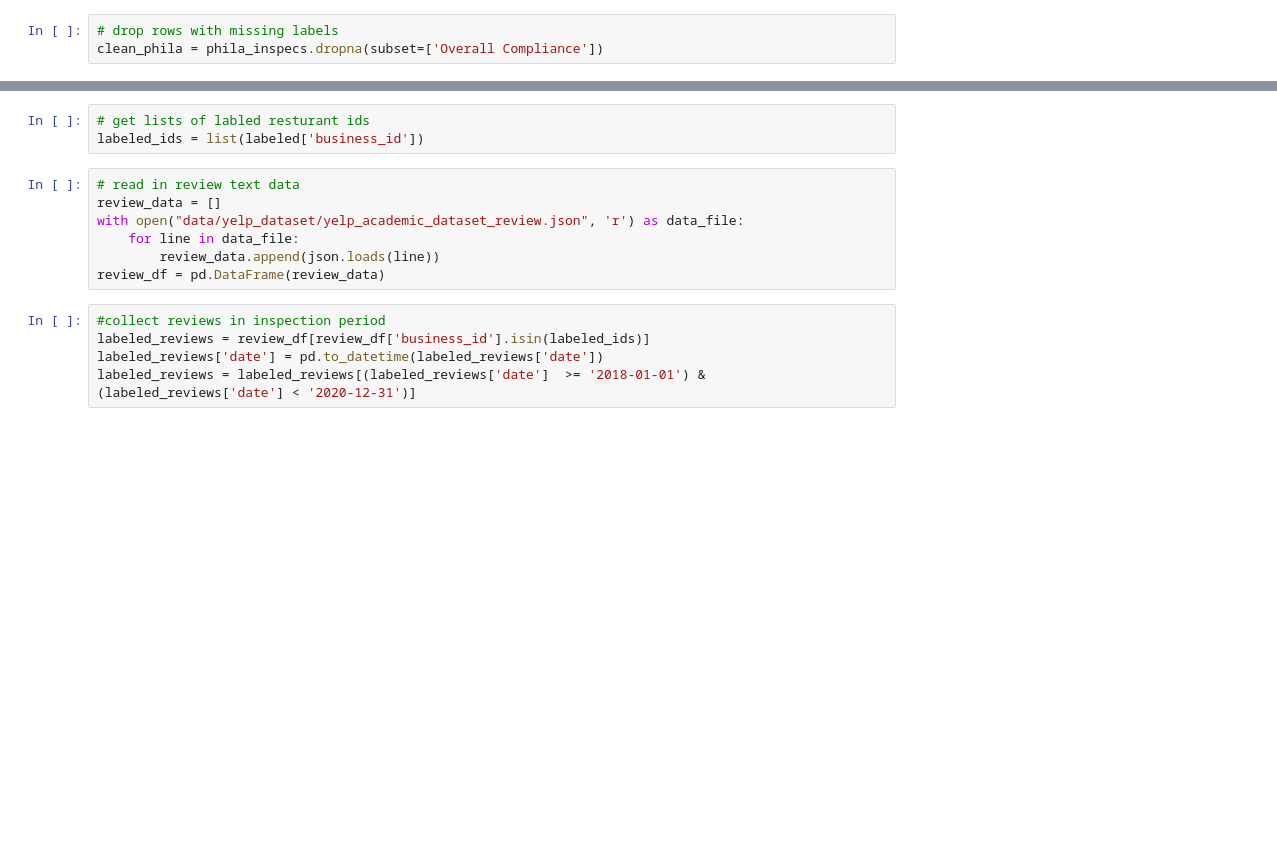
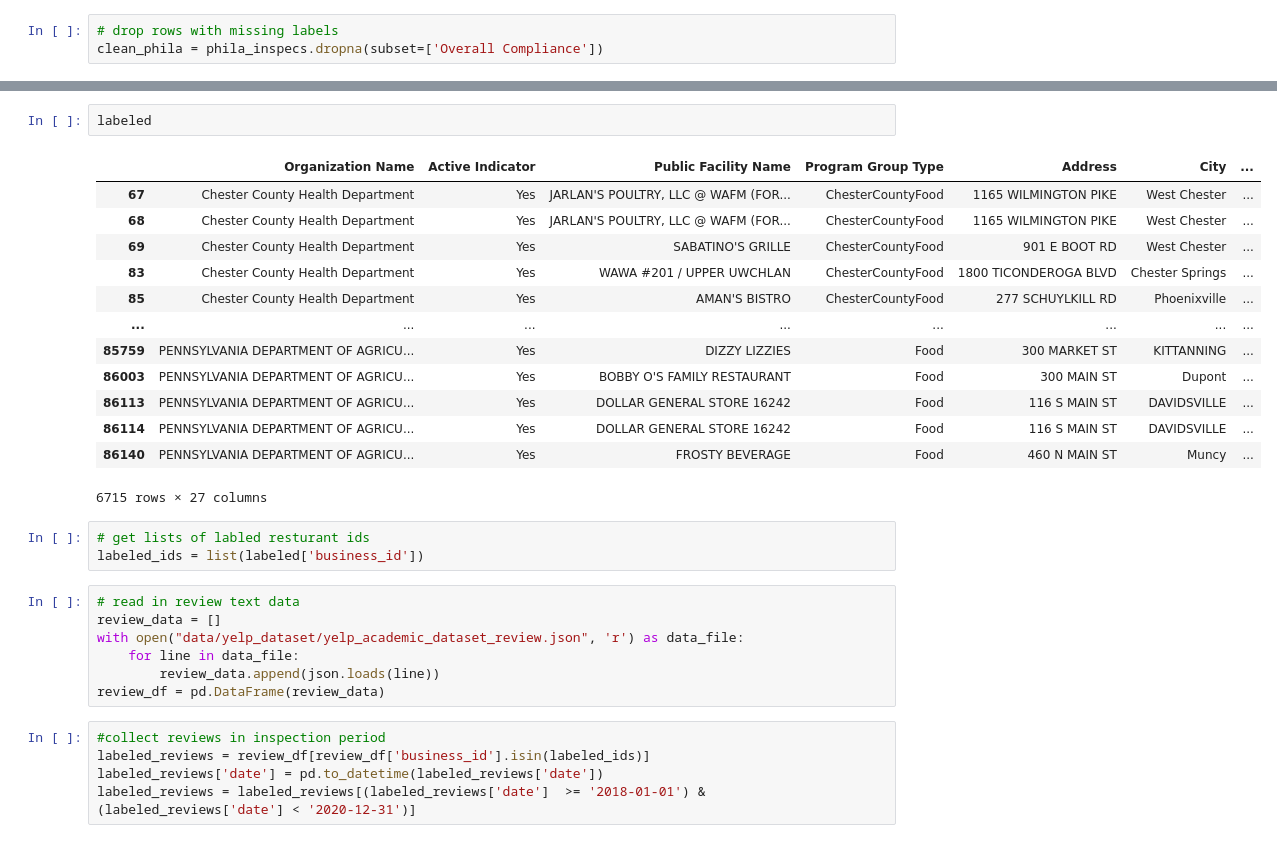
Before and after one commit to claireboyd/dirty_comments_and_clean_plates, a Jupyter notebook: phila_data.ipynb, the cells around one changed output, grey strips where cells are left out. Drawn from its saved outputs; the diff is of its cells as text; blank space fills up the shorter version.

```diff
--- a/phila_data.ipynb
+++ b/phila_data.ipynb
@@ -33,3 +85,19 @@ labeled['Overall Compliance'].value_counts()
+# %%
+labeled
+# %% [output]
+|  | Organization Name | Active Indicator | Public Facility Name | Program Group Type | Address | City | ... |
+| 67 | Chester County Health Department | Yes | JARLAN'S POULTRY, LLC @ WAFM (FOR... | ChesterCountyFood | 1165 WILMINGTON PIKE | West Chester | ... |
+| 68 | Chester County Health Department | Yes | JARLAN'S POULTRY, LLC @ WAFM (FOR... | ChesterCountyFood | 1165 WILMINGTON PIKE | West Chester | ... |
+| 69 | Chester County Health Department | Yes | SABATINO'S GRILLE | ChesterCountyFood | 901 E BOOT RD | West Chester | ... |
+| 83 | Chester County Health Department | Yes | WAWA #201 / UPPER UWCHLAN | ChesterCountyFood | 1800 TICONDEROGA BLVD | Chester Springs | ... |
+| 85 | Chester County Health Department | Yes | AMAN'S BISTRO | ChesterCountyFood | 277 SCHUYLKILL RD | Phoenixville | ... |
+| ... | ... | ... | ... | ... | ... | ... | ... |
+| 85759 | PENNSYLVANIA DEPARTMENT OF AGRICU... | Yes | DIZZY LIZZIES | Food | 300 MARKET ST | KITTANNING | ... |
+| 86003 | PENNSYLVANIA DEPARTMENT OF AGRICU... | Yes | BOBBY O'S FAMILY RESTAURANT | Food | 300 MAIN ST | Dupont | ... |
+| 86113 | PENNSYLVANIA DEPARTMENT OF AGRICU... | Yes | DOLLAR GENERAL STORE 16242 | Food | 116 S MAIN ST | DAVIDSVILLE | ... |
+| 86114 | PENNSYLVANIA DEPARTMENT OF AGRICU... | Yes | DOLLAR GENERAL STORE 16242 | Food | 116 S MAIN ST | DAVIDSVILLE | ... |
+| 86140 | PENNSYLVANIA DEPARTMENT OF AGRICU... | Yes | FROSTY BEVERAGE | Food | 460 N MAIN ST | Muncy | ... |
+6715 rows × 27 columns
 # %%
 # get lists of labled resturant ids
 labeled_ids = list(labeled['business_id'])
```
Also changed, not shown: parts of 4 cells of this notebook, 4 other files.
